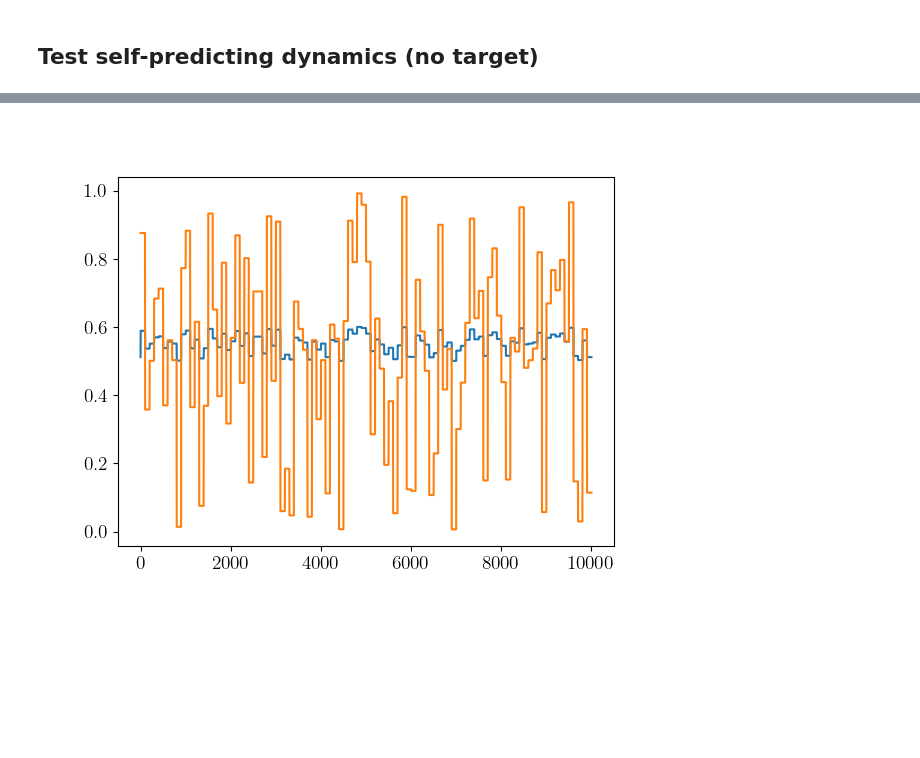
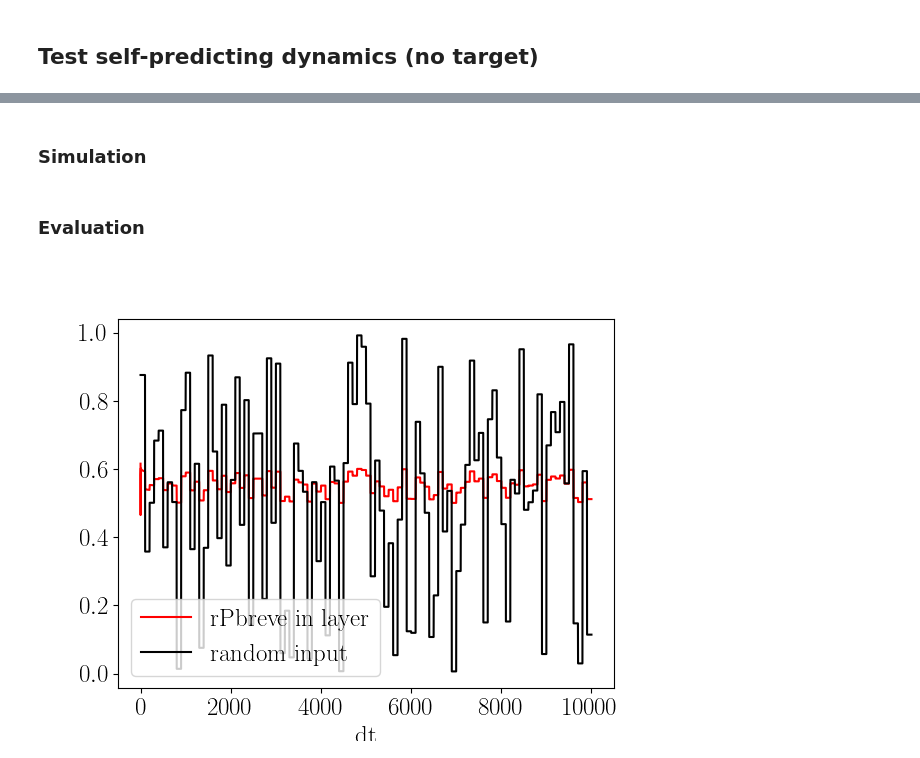
Before and after one commit to kma-code/Phaseless-Alignment-Learning, a Jupyter notebook: RtDeep/RtDeep simple demo.ipynb, the cells around one changed output, grey strips where cells are left out. Cells and saved outputs as stored; diff of their text form; code cells hidden in the pictures; blank space fills up the shorter version.

```diff
--- a/RtDeep/RtDeep simple demo.ipynb
+++ b/RtDeep/RtDeep simple demo.ipynb
@@ -14,7 +14,7 @@ The model uses real time dynamics with Euler integration, LE, dendritic error pr
 import numpy as np
 import pylab as plt
 plt.rc('text', usetex=True)
-plt.rc('font', size=14,family='serif')
+plt.rc('font', size=18,family='serif')
 import matplotlib.gridspec as gridspec
 from matplotlib.ticker import FormatStrFormatter
 from microcircuit import *
@@ -82,0 +33,7 @@ for i in range(1, len(layers)-1):
+# %%
+# simulation settings
+
+dt = 0.01 # in ms
+tauxi = None
+Tpres = 100 * dt
+Ttot = 100 * Tpres # total simulation time
@@ -91,6 +93,8 @@ mc1 = model(dt, tauxi, Tpres, 'FA', logistic, d_logistic, layers,
             WPP_init=WPP_init, WIP_init=WIP_init, BPP_init=BPP_init, BPI_init=BPI_init,
             gl=gl, gden=gden, gbas=gbas, gapi=gapi, gnI=gnI, gntgt=gntgt,
             eta_fw=eta_fw, eta_bw=eta_bw, eta_PI=eta_PI, eta_IP=eta_IP)
+# %% [markdown]
+### Simulation
 # %%
 u_time_series = []
 uIbreve_time_series = []
@@ -111,26 +115,28 @@ for i in range(len(r0_random)):
     uPbreve_time_series.append(copy.deepcopy(mc1.uP_breve))
     rIbreve_time_series.append(copy.deepcopy(mc1.rI_breve))
     rPbreve_time_series.append(copy.deepcopy(mc1.rP_breve))
+    u_time_series.append(copy.deepcopy(mc1.get_voltages()))
 
-    # after every Tpres, save states
-    if i % int(Tpres / dt) == 0:
-        u_time_series.append(copy.deepcopy(mc1.get_voltages()))
-
-
-        vapi_time_series.append(copy.deepcopy(mc1.vapi))
-        WPP, WIP, BPP, BPI = mc1.get_weights()
-        WPP_time_series.append(copy.deepcopy(WPP))
-        BPP_time_series.append(copy.deepcopy(BPP))
-        WIP_time_series.append(copy.deepcopy(WIP))
-        BPI_time_series.append(copy.deepcopy(BPI))
+    vapi_time_series.append(copy.deepcopy(mc1.vapi))
+    WPP, WIP, BPP, BPI = mc1.get_weights()
+    WPP_time_series.append(copy.deepcopy(WPP))
+    BPP_time_series.append(copy.deepcopy(BPP))
+    WIP_time_series.append(copy.deepcopy(WIP))
+    BPI_time_series.append(copy.deepcopy(BPI))
 
 uP_time_series = [u[0] for u in u_time_series]
 uI_time_series = [u[1] for u in u_time_series]
+# %% [markdown]
+### Evaluation
 # %%
+# Check that rP_breve correctly follows time scales of input
+
 fig = plt.figure()
-plt.plot(np.array([rPbreve[0] for rPbreve in rPbreve_time_series]).ravel())
-plt.plot(r0_random)
+plt.plot(np.array([rPbreve[0] for rPbreve in rPbreve_time_series]).ravel(), label="rPbreve in layer" , c='r')
+plt.plot(r0_random, label="random input", c='k')
+plt.legend()
+plt.xlabel('dt')
 plt.show()
 # %% [output]
-[figure, old version]
+[figure, new version]
 # %%
```
Also changed, not shown: parts of 20 cells of this notebook.
